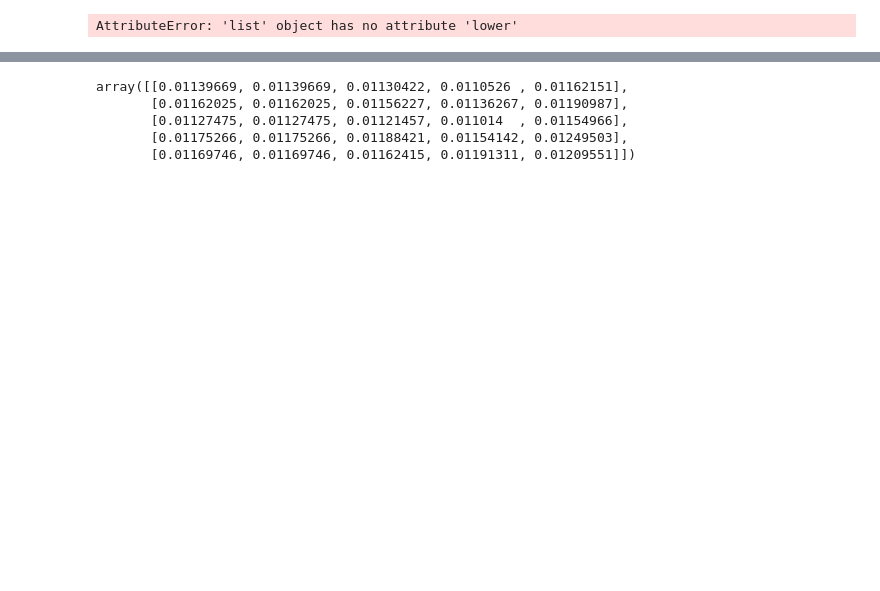
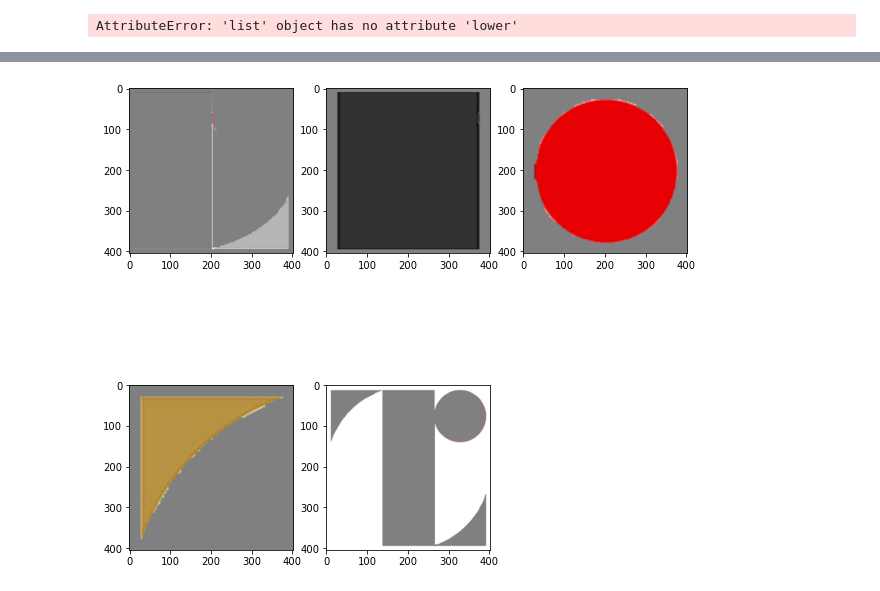
Before and after one commit to kac123/Icon-Matching-Project, a Jupyter notebook: EvaluateSyntheticDataset.ipynb, the cells around one changed output, grey strips where cells are left out. Cells and saved outputs as stored; diff of their text form; code cells hidden in the pictures; blank space fills up the shorter version.

```diff
--- a/EvaluateSyntheticDataset.ipynb
+++ b/EvaluateSyntheticDataset.ipynb
@@ -964,9 +970,5 @@ linear_sum_assignment(vals2)
 # %%
-vals
+plot_many(ximgs)
 # %% [output]
-array([[0.01139669, 0.01139669, 0.01130422, 0.0110526 , 0.01162151],
-       [0.01162025, 0.01162025, 0.01156227, 0.01136267, 0.01190987],
-       [0.01127475, 0.01127475, 0.01121457, 0.011014  , 0.01154966],
-       [0.01175266, 0.01175266, 0.01188421, 0.01154142, 0.01249503],
-       [0.01169746, 0.01169746, 0.01162415, 0.01191311, 0.01209551]])
+[figure, added]
 # %%
```
Also changed, not shown: parts of 18 cells of this notebook, 8 other files.
